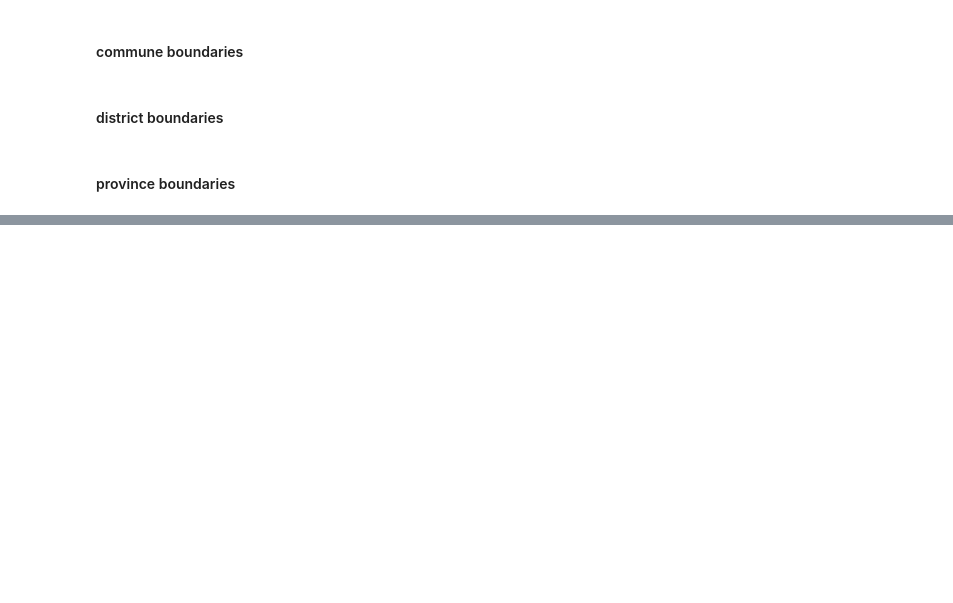
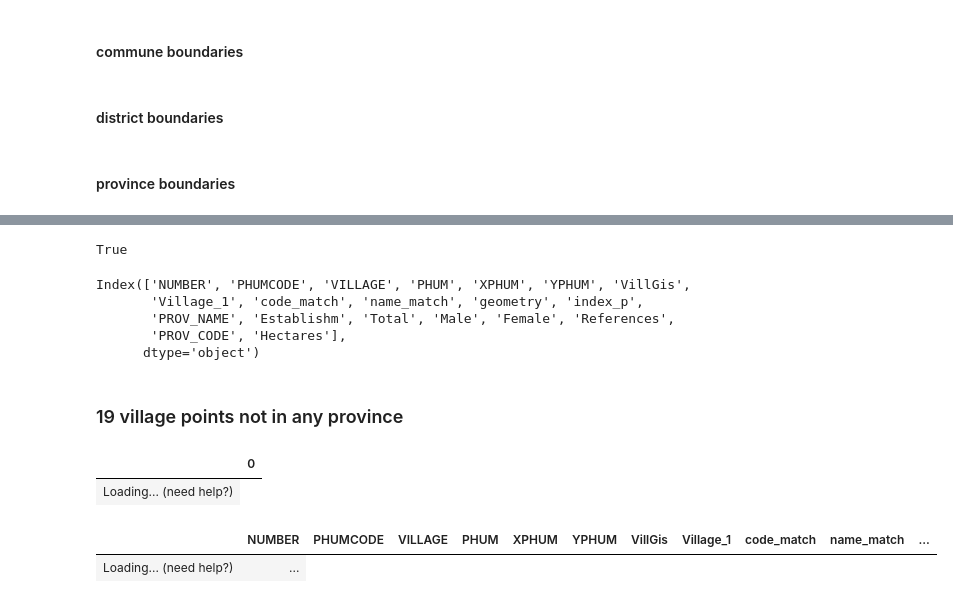
Before and after one commit to sig-gis/mpi, a Jupyter notebook: code/other/summarize_CDB_match_vpt_vs_xlsx.ipynb, the cells around one changed output, grey strips where cells are left out. Saved outputs shown, nothing was run; the diff lists cells and outputs as text; code cells hidden in the pictures; blank space fills up the shorter version.

```diff
--- a/code/other/summarize_CDB_match_vpt_vs_xlsx.ipynb
+++ b/code/other/summarize_CDB_match_vpt_vs_xlsx.ipynb
@@ -102,0 +79,25 @@ vnp_gdf.isna().sum()  # 19 villages not in any province?
+# %%
+gdf.shape[0] == vnp_gdf.shape[0]
+# %% [output]
+True
+# %%
+vnp_gdf.columns
+# %% [output]
+Index(['NUMBER', 'PHUMCODE', 'VILLAGE', 'PHUM', 'XPHUM', 'YPHUM', 'VillGis',
+       'Village_1', 'code_match', 'name_match', 'geometry', 'index_p',
+       'PROV_NAME', 'Establishm', 'Total', 'Male', 'Female', 'References',
+       'PROV_CODE', 'Hectares'],
+      dtype='object')
+# %% [markdown]
+### 19 village points not in any province
+# %%
+vnp_gdf.isna().sum()  # 19 villages not in any province?
+# %% [output]
+|  | 0 |
+| Loading... (need help?) |
+# %%
+# the 19 villages
+vnp_gdf[vnp_gdf.PROV_NAME.isna()]
+# %% [output]
+|  | NUMBER | PHUMCODE | VILLAGE | PHUM | XPHUM | YPHUM | VillGis | Village_1 | code_match | name_match | ... |
+| Loading... (need help?) | ... |
```
Also changed, not shown: parts of 33 cells of this notebook, 1 other file.
